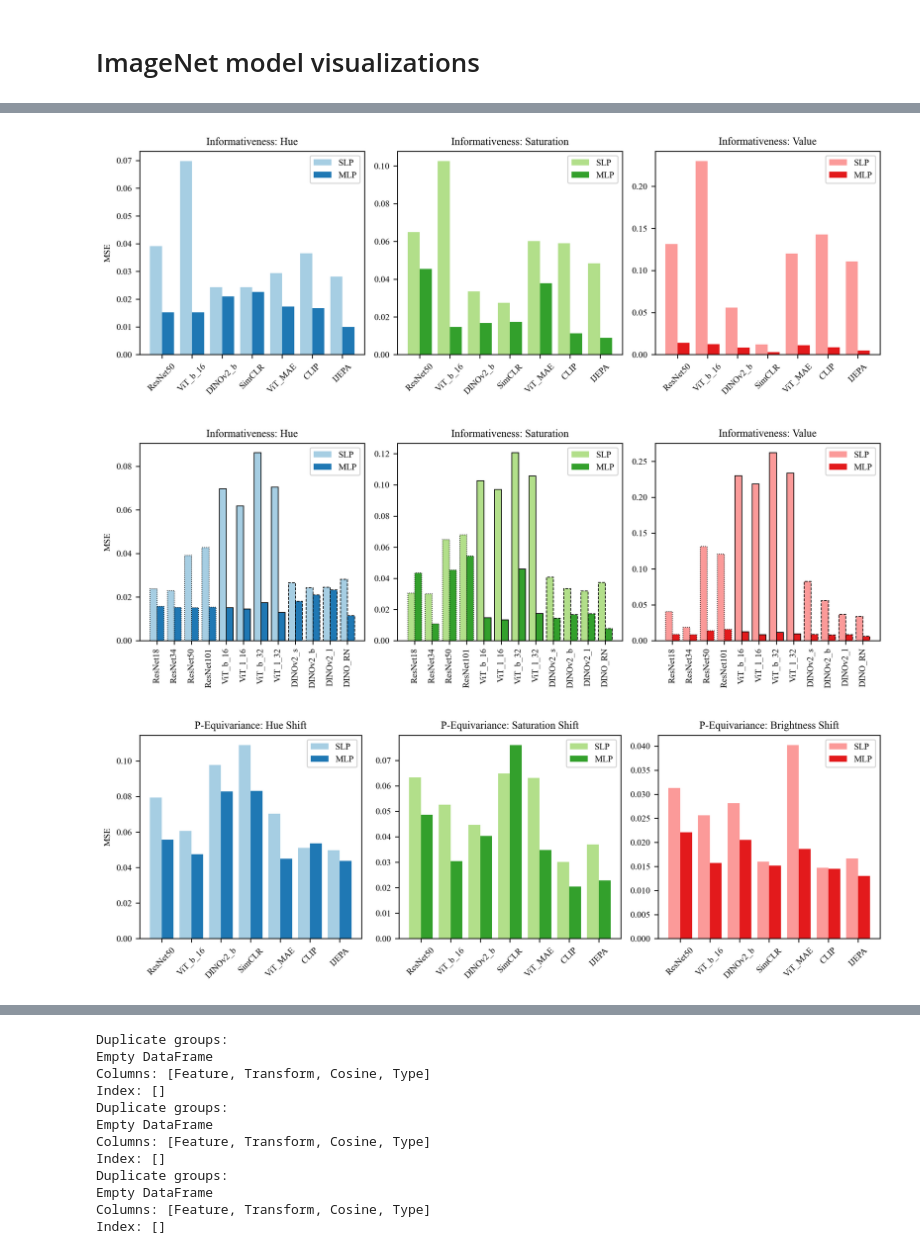
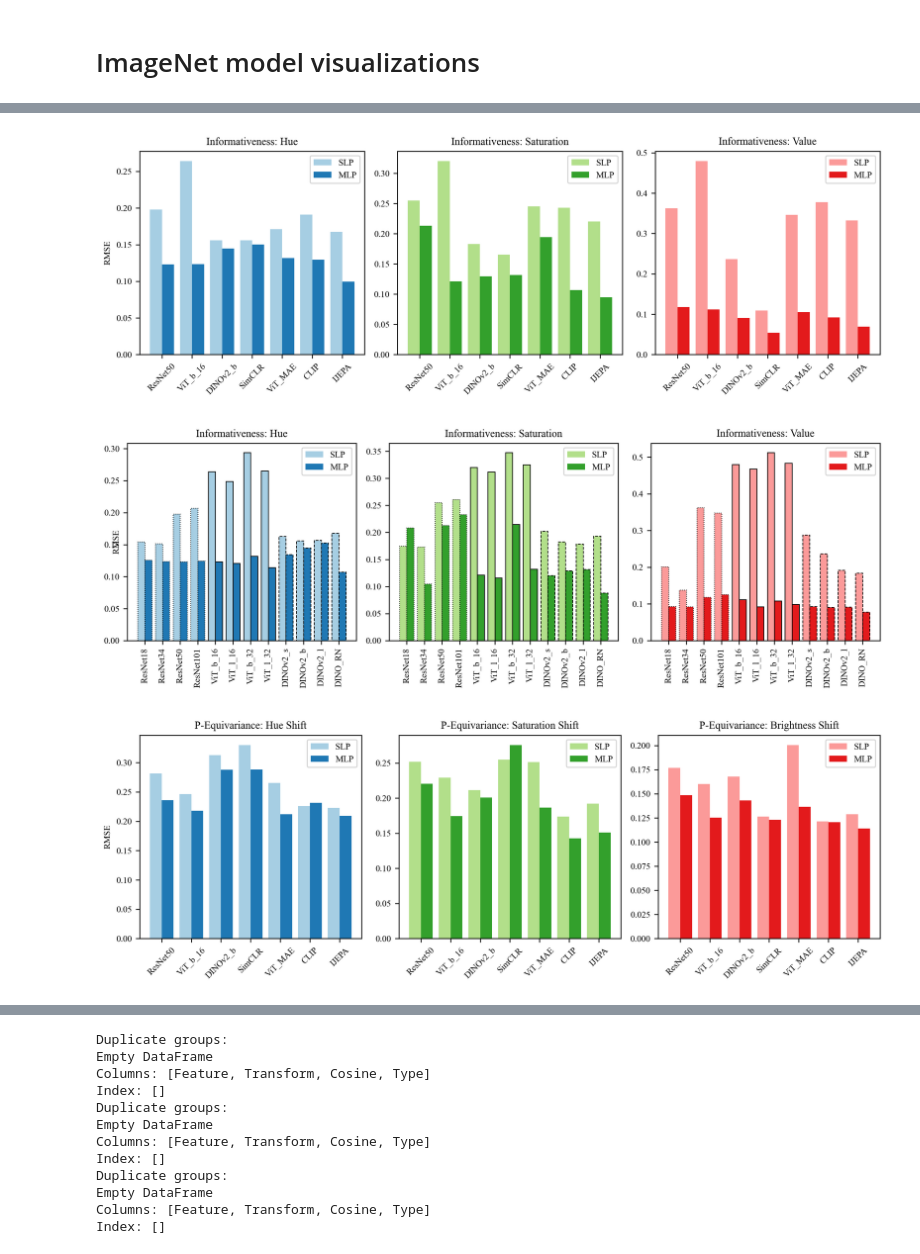
Before and after one commit to lauraibnz/synesis, a Jupyter notebook: vis/visualize_imagenet.ipynb, the cells around one changed output, grey strips where cells are left out. Saved outputs shown, nothing was run; the diff lists cells and outputs as text; code cells hidden in the pictures.

Commit message:
vis combined graph

```diff
--- a/vis/visualize_imagenet.ipynb
+++ b/vis/visualize_imagenet.ipynb
@@ -11,6 +11,8 @@ import seaborn as sns
 with open("../results/ImageNet_results_mean.json", "r") as f:
     results = json.load(f)
 # %%
+import math
+
 # Define consistent feature order
 feature_order = [
     "ResNet18_ImageNet",
@@ -48,15 +50,16 @@ for run_name, metrics in results.items():
     if "INFO_DOWN_regression_" in run_name:
         feature = next(f for f in feature_order if f in run_name)
         label = next(l for l in ["brightness", "hue", "saturation"] if l in run_name)
-        scaled_mse = metrics["mse"] / LABEL_SCALING[label]
+        # Compute RMSE by taking the square root after scaling
+        scaled_rmse = math.sqrt(metrics["mse"] / LABEL_SCALING[label])
 
         if "linear" in run_name:
             info_data["linear"].append(
-                {"Feature": feature, "Label": label, "MSE": scaled_mse}
+                {"Feature": feature, "Label": label, "MSE": scaled_rmse}
             )
         else:
             info_data["nonlinear"].append(
-                {"Feature": feature, "Label": label, "MSE": scaled_mse}
+                {"Feature": feature, "Label": label, "MSE": scaled_rmse}
             )
 
 df_info_nonlinear = pd.DataFrame(info_data["nonlinear"])
@@ -87,15 +90,16 @@ for run_name, metrics in results.items():
             for t in ["BrightnessShift", "HueShift", "SaturationShift"]
             if t in run_name
         )
-        scaled_mse = metrics["mse"] / TRANSFORM_SCALING[transform]
+        # Compute RMSE for the transform error.
+        scaled_rmse = math.sqrt(metrics["mse"] / TRANSFORM_SCALING[transform])
 
         if "linear" in run_name:
             para_data["linear"].append(
-                {"Feature": feature, "Transform": transform, "MSE": scaled_mse}
+                {"Feature": feature, "Transform": transform, "MSE": scaled_rmse}
             )
         else:
             para_data["nonlinear"].append(
-                {"Feature": feature, "Transform": transform, "MSE": scaled_mse}
+                {"Feature": feature, "Transform": transform, "MSE": scaled_rmse}
             )
 
 df_para_nonlinear = pd.DataFrame(para_data["nonlinear"])
@@ -122,6 +126,9 @@ ax3.tick_params(axis="x", rotation=45)
 ax4.tick_params(axis="x", rotation=45)
 
 # 3. EQUI_FEAT Plots
+# The EQUI_FEAT task uses a cosine metric. If you want to calculate RMSE you would need an MSE value.
+# If you already have an MSE value available, apply math.sqrt just like in the other tasks.
+# Otherwise, if cosine is your measure of error, you may leave it as-is.
 feat_data = {"linear": [], "nonlinear": []}
 for run_name, metrics in results.items():
     if "EQUI_FEAT_regression_" in run_name:
@@ -131,15 +138,17 @@ for run_name, metrics in results.items():
             for t in ["BrightnessShift", "HueShift", "SaturationShift"]
             if t in run_name
         )
-        scaled_mse = metrics["cosine"]
+        # If you have MSE here instead of cosine, replace the next line with:
+        # scaled_rmse = math.sqrt(metrics["mse"] / some_scaling_factor)
+        scaled_rmse = metrics["cosine"]
 
         if "linear" in run_name:
             feat_data["linear"].append(
-                {"Feature": feature, "Transform": transform, "MSE": scaled_mse}
+                {"Feature": feature, "Transform": transform, "MSE": scaled_rmse}
             )
         else:
             feat_data["nonlinear"].append(
-                {"Feature": feature, "Transform": transform, "MSE": scaled_mse}
+                {"Feature": feature, "Transform": transform, "MSE": scaled_rmse}
             )
 
 df_feat_nonlinear = pd.DataFrame(feat_data["nonlinear"])
@@ -246,13 +255,13 @@ for i, label in enumerate(info_labels):
     label_map = {"brightness": "value", "hue": "hue", "saturation": "saturation"}
     axes[i].set_title(f"Informativeness: {label_map[label].capitalize()}")
     if i == 0:
-        axes[i].set_ylabel("MSE")
+        axes[i].set_ylabel("RMSE")
     axes[i].legend()
 
 plt.tight_layout()
 plt.show()
 # %% [output]
-[figure, old version]
+[figure, new version]
 # %%
 # ----- INFO_DOWN Combined Plot -----
 # Mark each probe type
@@ -305,6 +314,10 @@ for i, label in enumerate(info_labels):
     x = np.arange(len(pivot.index))
     bar_width = 0.4
 
+    if i == 0:
+        axes[i].set_ylabel("RMSE")
+        axes[i].yaxis.labelpad = -15
+
     # Remove "_ImageNet" from the feature names for display
     display_features = [
         feat.replace("_ImageNet", "")
@@ -330,35 +343,35 @@ for i, label in enumerate(info_labels):
         feature = pivot.index[idx]
         for prefix, linestyle in edge_dict.items():
             if feature.startswith(prefix):
                 rect.set_edgecolor("black")
                 rect.set_linestyle(linestyle)
                 rect.set_linewidth(edge_width)
                 break
 
     for idx, rect in enumerate(bars_mlp):
         feature = pivot.index[idx]
         for prefix, linestyle in edge_dict.items():
             if feature.startswith(prefix):
                 rect.set_edgecolor("black")
                 rect.set_linestyle(linestyle)
                 rect.set_linewidth(edge_width)
                 break
 
     axes[i].set_xticks(x)
     axes[i].set_xticklabels(display_features, rotation=90)
     # Map brightness to "value" for display purposes
     label_map = {"hue": "hue", "saturation": "saturation", "brightness": "value"}
     axes[i].set_title(f"Informativeness: {label_map[label].capitalize()}")
     if i == 0:
-        axes[i].set_ylabel("MSE")
+        axes[i].set_ylabel("RMSE")
     leg = axes[i].legend()
     for handle in leg.get_patches():
         handle.set_edgecolor("none")
 
 plt.tight_layout()
 plt.show()
 # %% [output]
-[figure, old version]
+[figure, new version]
 # %%
 # ----- EQUI_PARA Combined Plot (Main Visualization) -----
 df_para_linear["Type"] = "SLP"
@@ -418,13 +431,13 @@ for i, transform in enumerate(transforms):
     }
     axes[i].set_title(f"P-Equivariance: {title_map[transform]}")
     if i == 0:
-        axes[i].set_ylabel("MSE")
+        axes[i].set_ylabel("RMSE")
     axes[i].legend()
 
 plt.tight_layout()
 plt.show()
 # %% [output]
-[figure, old version]
+[figure, new version]
 # %%
 # ----- EQUI_PARA Combined Plot (Ablation) -----
 df_para_linear["Type"] = "SLP"
```
Also changed, not shown: parts of 3 cells of this notebook, 2 other files.
